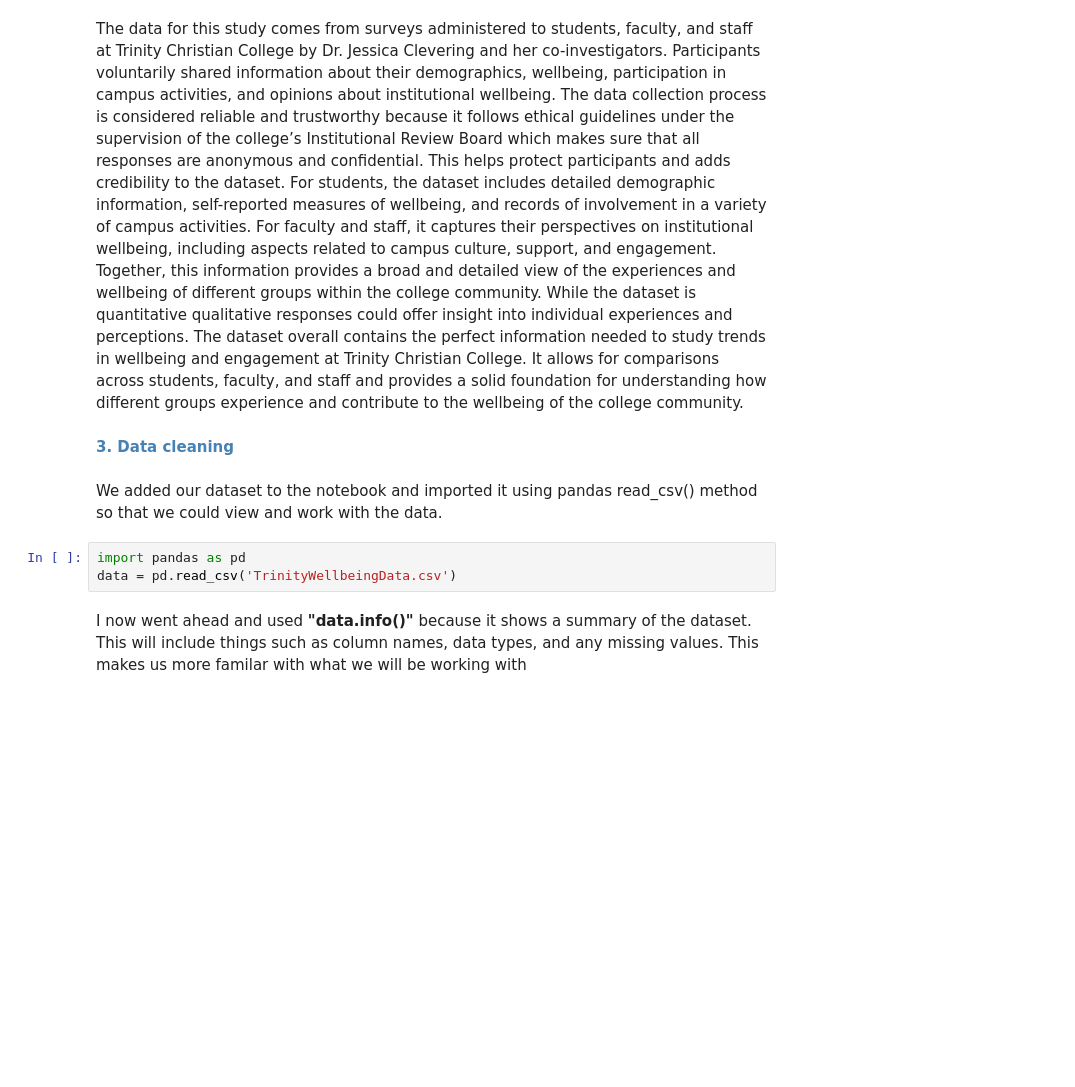
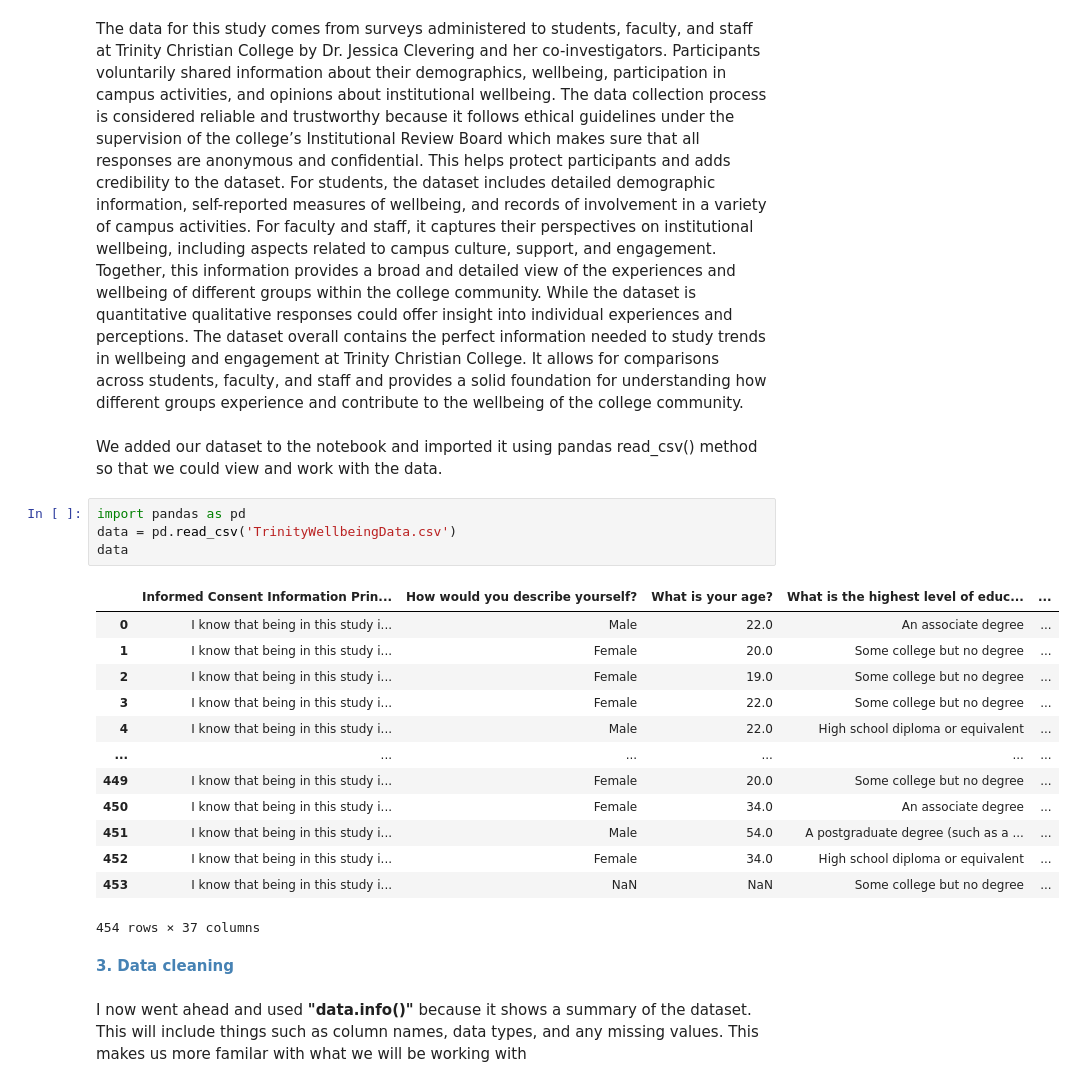
Before and after one commit to sangabrielstephanie/MachineLearningProject-TrinityWellbeing, a Jupyter notebook: Machine Learning Project - Stephanie Sangabriel.ipynb, the cells around one changed output. Cells and saved outputs as stored; diff of their text form; blank space fills up the shorter version.

```diff
--- a/Machine Learning Project - Stephanie Sangabriel.ipynb
+++ b/Machine Learning Project - Stephanie Sangabriel.ipynb
@@ -15,10 +15,25 @@ The data for this study comes from surveys administered to students, faculty, an
+# %% [markdown]
+We added our dataset to the notebook and imported it using pandas read_csv() method so that we could view and work with the data.
+# %%
+import pandas as pd
+data = pd.read_csv('TrinityWellbeingData.csv')
+data
+# %% [output]
+|  | Informed Consent Information Prin... | How would you describe yourself? | What is your age? | What is the highest level of educ... | ... |
+| 0 | I know that being in this study i... | Male | 22.0 | An associate degree | ... |
+| 1 | I know that being in this study i... | Female | 20.0 | Some college but no degree | ... |
+| 2 | I know that being in this study i... | Female | 19.0 | Some college but no degree | ... |
+| 3 | I know that being in this study i... | Female | 22.0 | Some college but no degree | ... |
+| 4 | I know that being in this study i... | Male | 22.0 | High school diploma or equivalent | ... |
+| ... | ... | ... | ... | ... | ... |
+| 449 | I know that being in this study i... | Female | 20.0 | Some college but no degree | ... |
+| 450 | I know that being in this study i... | Female | 34.0 | An associate degree | ... |
+| 451 | I know that being in this study i... | Male | 54.0 | A postgraduate degree (such as a ... | ... |
+| 452 | I know that being in this study i... | Female | 34.0 | High school diploma or equivalent | ... |
+| 453 | I know that being in this study i... | NaN | NaN | Some college but no degree | ... |
+454 rows × 37 columns
 # %% [markdown]
 <span style="color: #4682B4; font-weight: bold;">3. Data cleaning</span>
-# %% [markdown]
-We added our dataset to the notebook and imported it using pandas read_csv() method so that we could view and work with the data.
-# %%
-import pandas as pd
-data = pd.read_csv('TrinityWellbeingData.csv')
 # %% [markdown]
 I now went ahead and used **"data.info()"** because it shows a summary of the dataset. This will include things such as column names, data types, and any missing values. This makes us more familar with what we will be working with
 # %%
```
Also changed, not shown: parts of 3 cells of this notebook.
